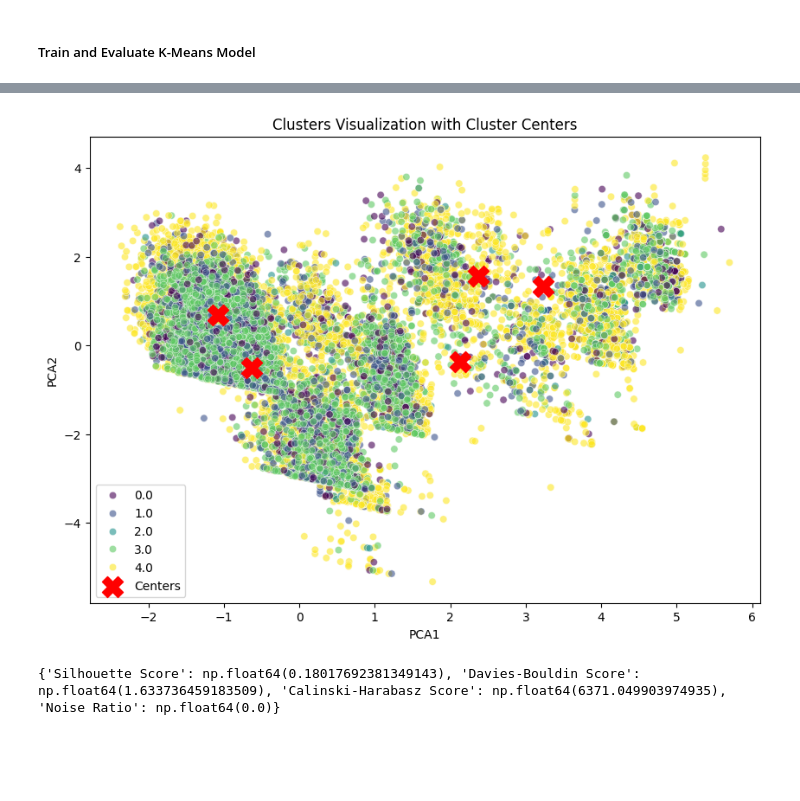
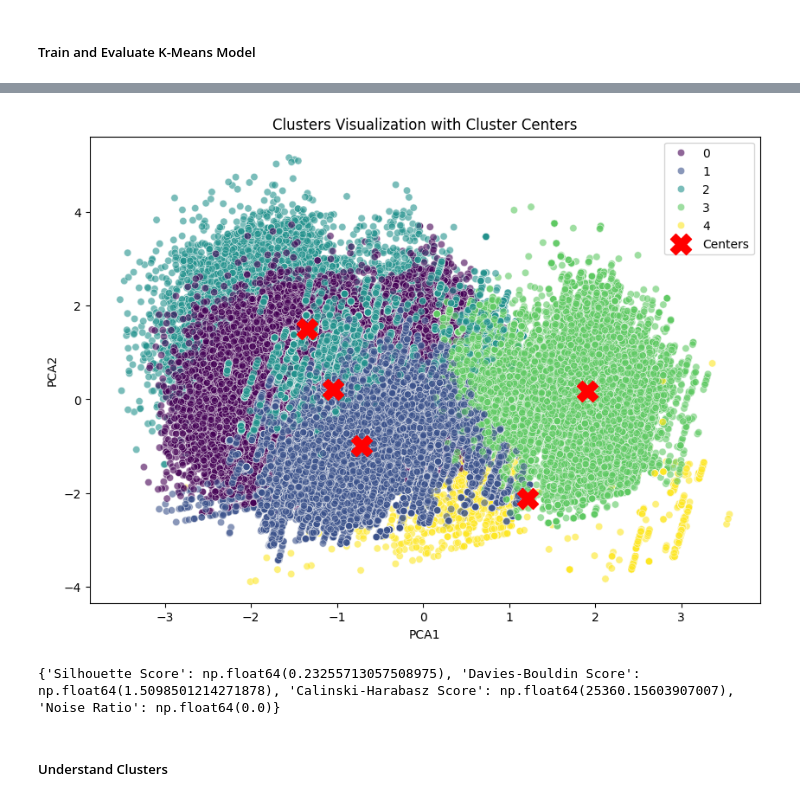
Before and after one commit to enescatagan/HotelDemandAI, a Jupyter notebook: notebooks/prep/1_cust_seg_kmeans.ipynb, the cells around one changed output, grey strips where cells are left out. Saved outputs shown, nothing was run; the diff lists cells and outputs as text; code cells hidden in the pictures; blank space fills up the shorter version.

Commit message:
Customer Segmentation; Kmeans, Get Better Performance

```diff
--- a/notebooks/prep/1_cust_seg_kmeans.ipynb
+++ b/notebooks/prep/1_cust_seg_kmeans.ipynb
@@ -224,8 +409,11 @@ df_segment.shape
 #### 1. Encode Categorical Variables
 # %%
 # Encode categorical columns
-df_encoded = pd.get_dummies(df_segment, columns=['CustomerType', 'MarketSegment',
-                                                  'DepositType', 'ReservationStatus'], drop_first=True)
+df_encoded = pd.get_dummies(
+    df_segment,
+    columns=["CustomerType", "MarketSegment", "ReservationStatus"],
+    drop_first=True,
+)
 
 df_encoded.head()
 # %% [output]
@@ -244,0 +435,10 @@ df_scaled = scaler.fit_transform(df_encoded)
+# %%
+from sklearn.decomposition import PCA
+
+# Let's find the number of components that explain 95% of the total variance with PCA
+pca = PCA(0.95)
+df_pca = pca.fit_transform(df_scaled)
+
+# Number of selected components
+optimal_components = pca.n_components_
+optimal_components
@@ -256,7 +458,7 @@ kmeans_per_k = []
 for k in k_range:
     print(f"k={k}")
     kmeans = KMeans(n_clusters=k, n_init=10, random_state=42)
-    kmeans.fit(df_scaled)
+    kmeans.fit(df_pca)
     kmeans_per_k.append(kmeans)
 # %% [output]
 k=2
@@ -307,7 +509,7 @@ plt.show()
 ##### Train and Evaluate K-Means Model
 # %%
 kmeans = KMeans(n_clusters=5, random_state=42)
-kmeans.fit(df_scaled)
+kmeans.fit(df_pca)
 
 # Segment labels for each customer
 df_segment['Cluster'] = kmeans.labels_
@@ -346,26 +548,26 @@ plt.show()
 # %%
 from sklearn.decomposition import PCA
 
 # Reduce the dimensionality of the data to 2D using PCA
 pca = PCA(n_components=2)
-df_pca = pca.fit_transform(df_scaled)
+pca_for_wiew = pca.fit_transform(df_pca)
 
 # Create a DataFrame with the PCA results
-df_pca = pd.DataFrame(df_pca, columns=['PCA1', 'PCA2'])
-df_pca['Cluster'] = df_segment['Cluster']
+df_pca_for_wiew = pd.DataFrame(pca_for_wiew, columns=['PCA1', 'PCA2'])
+df_pca_for_wiew['Cluster'] = df_segment['Cluster']
 
 # Reduce the dimensionality of the cluster centers to 2D using PCA
 cluster_centers_pca = pca.transform(kmeans.cluster_centers_)
 
 # Plot the clusters and their centers
 plt.figure(figsize=(10, 7))
-sns.scatterplot(data=df_pca, x='PCA1', y='PCA2', hue='Cluster', palette='viridis', alpha=0.6)
+sns.scatterplot(data=df_pca_for_wiew, x='PCA1', y='PCA2', hue='Cluster', palette='viridis', alpha=0.6)
 plt.scatter(cluster_centers_pca[:, 0], cluster_centers_pca[:, 1], s=300, c='red', label='Centers', marker='X')
 plt.title('Clusters Visualization with Cluster Centers')
 plt.legend()
 plt.show()
 # %% [output]
-[figure, old version]
+[figure, new version]
 # %%
 from sklearn.metrics import silhouette_score, davies_bouldin_score, calinski_harabasz_score
 
@@ -381,7 +583,9 @@ def calculate_clustering_scores(X, labels):
 
     return scores
 # %%
-clustering_scores = calculate_clustering_scores(df_scaled, kmeans.labels_)
+clustering_scores = calculate_clustering_scores(df_pca, kmeans.labels_)
 print(clustering_scores)
 # %% [output]
-{'Silhouette Score': np.float64(0.18017692381349143), 'Davies-Bouldin Score': np.float64(1.633736459183509), 'Calinski-Harabasz Score': np.float64(6371.049903974935), 'Noise Ratio': np.float64(0.0)}
+{'Silhouette Score': np.float64(0.23255713057508975), 'Davies-Bouldin Score': np.float64(1.5098501214271878), 'Calinski-Harabasz Score': np.float64(25360.15603907007), 'Noise Ratio': np.float64(0.0)}
+# %% [markdown]
+##### Understand Clusters
```
Also changed, not shown: parts of 28 cells of this notebook.
